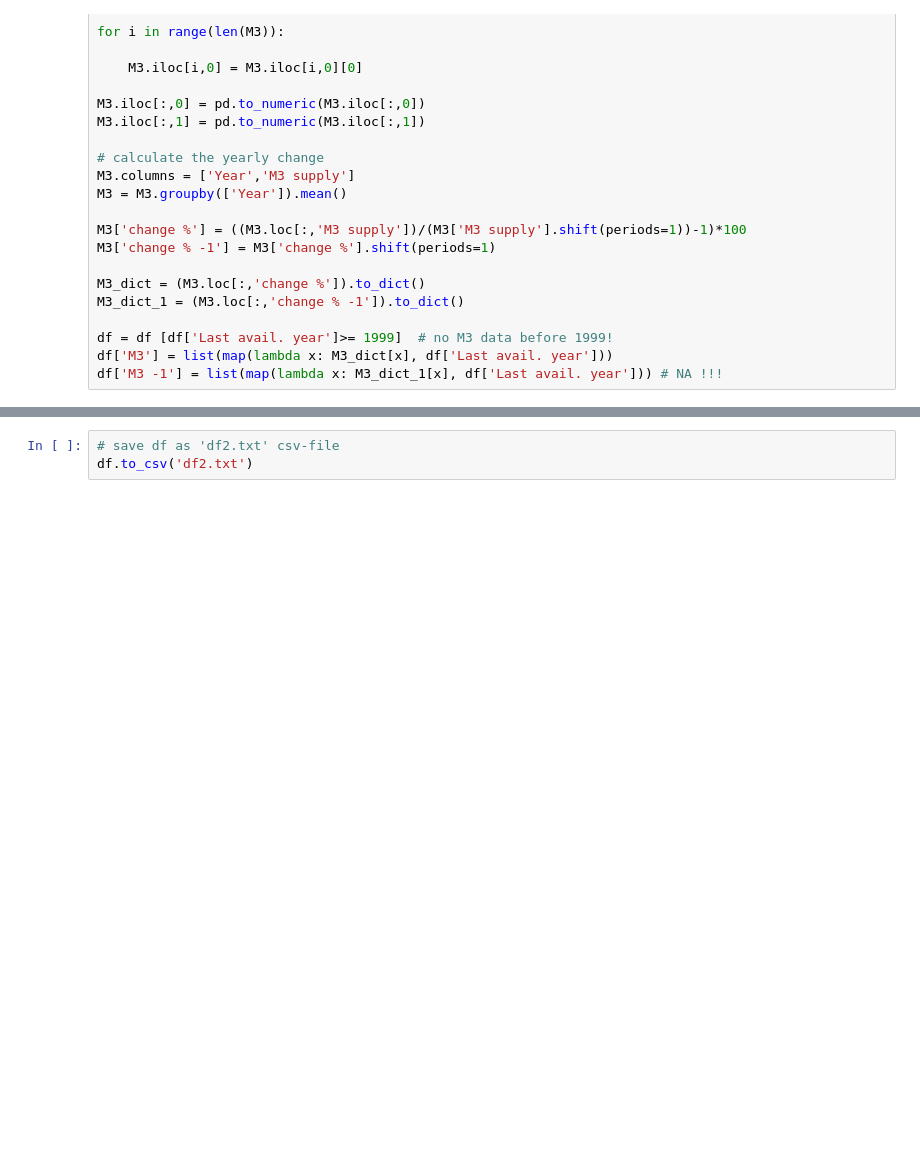
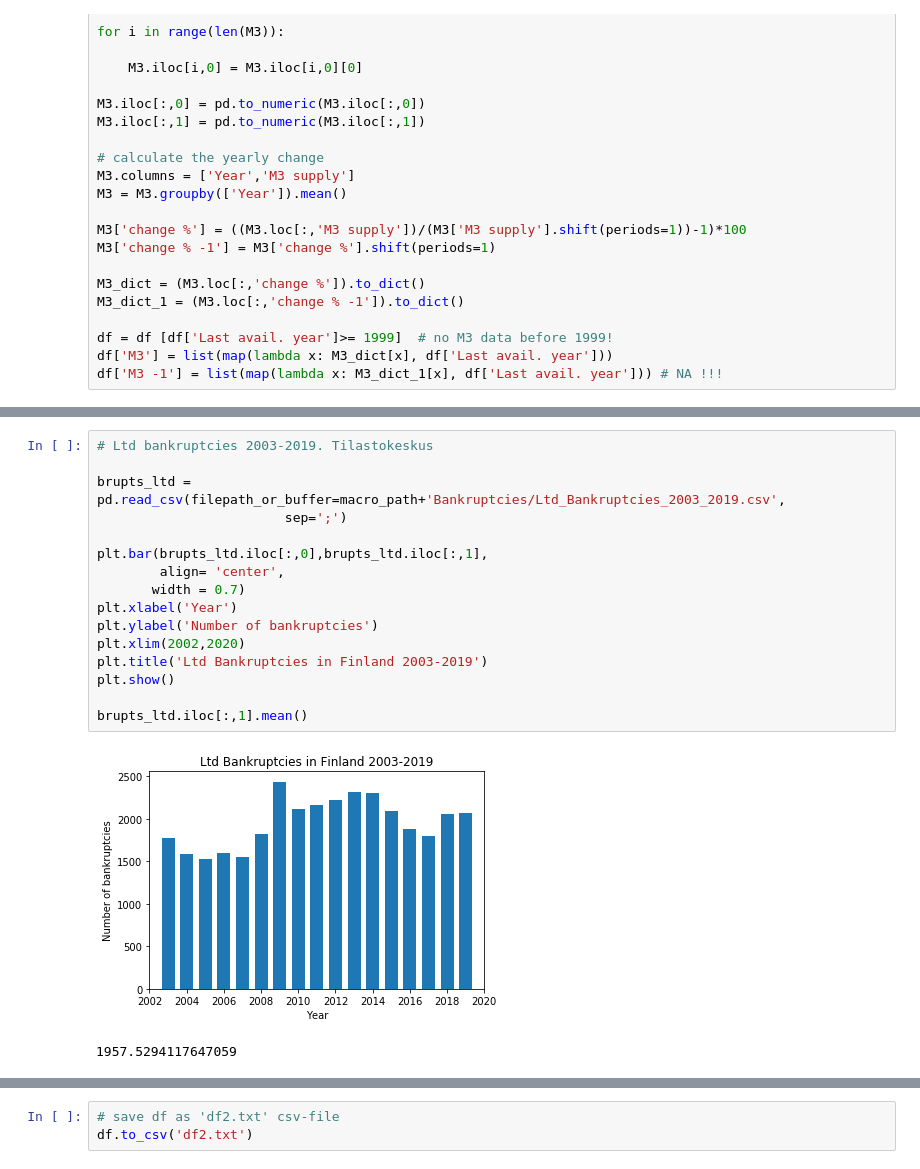
Before and after one commit to AT-Fin/Bankruptcy-prediction-Master-s-Thesis-, a Jupyter notebook: 2 Creating predictors-Version2.ipynb, the cells around one changed output, grey strips where cells are left out. Cells and saved outputs as stored; diff of their text form; blank space fills up the shorter version.

```diff
--- a/2 Creating predictors-Version2.ipynb
+++ b/2 Creating predictors-Version2.ipynb
@@ -187,0 +228,19 @@ plt.show()
+# %%
+# Ltd bankruptcies 2003-2019. Tilastokeskus
+
+brupts_ltd = pd.read_csv(filepath_or_buffer=macro_path+'Bankruptcies/Ltd_Bankruptcies_2003_2019.csv',
+                        sep=';')
+
+plt.bar(brupts_ltd.iloc[:,0],brupts_ltd.iloc[:,1],
+        align= 'center',
+       width = 0.7)
+plt.xlabel('Year')
+plt.ylabel('Number of bankruptcies')
+plt.xlim(2002,2020)
+plt.title('Ltd Bankruptcies in Finland 2003-2019')
+plt.show()
+
+brupts_ltd.iloc[:,1].mean()
+# %% [output]
+[figure, added]
+1957.5294117647059
```
Also changed, not shown: parts of 9 cells of this notebook.
